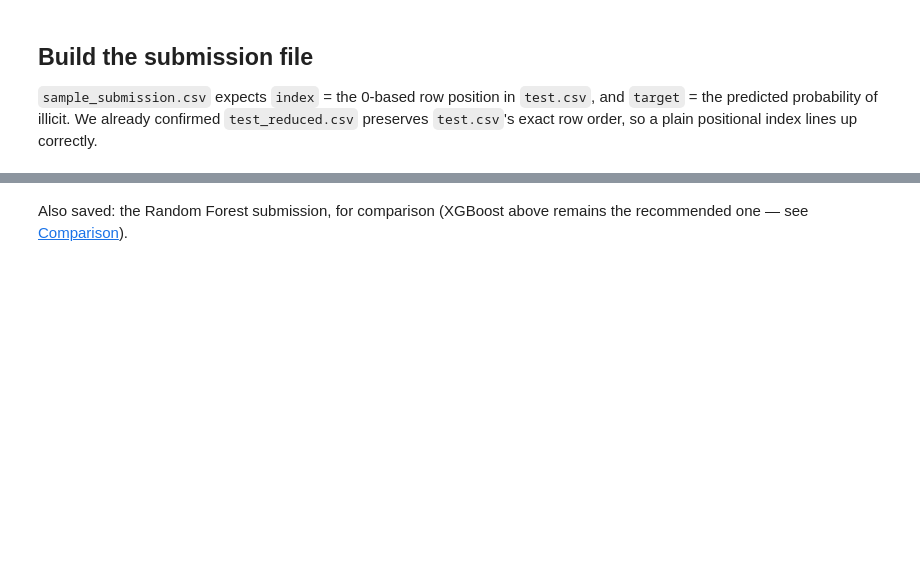
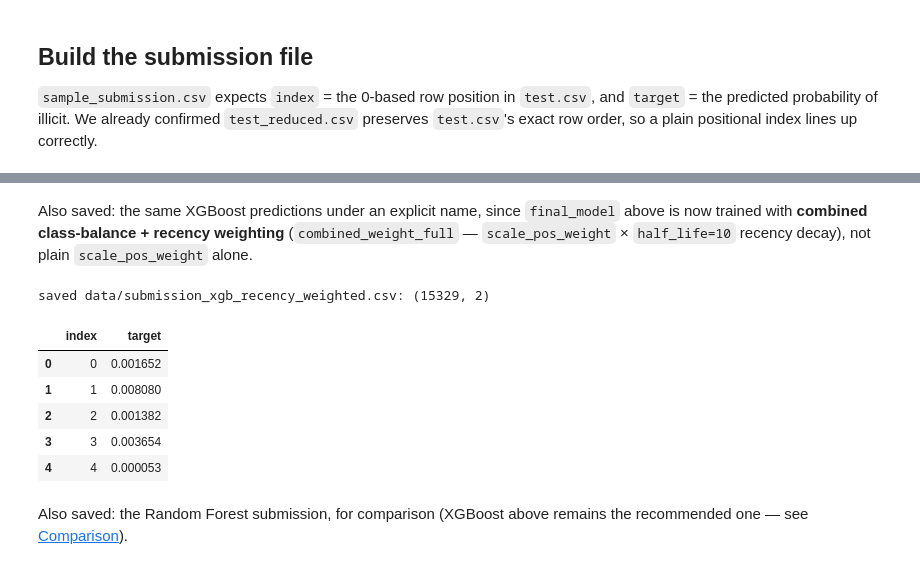
Before and after one commit to timc5nn/BT4012, a Jupyter notebook: supervised_learning.ipynb, the cells around one changed output, grey strips where cells are left out. Cells and saved outputs as stored; diff of their text form; code cells hidden in the pictures; blank space fills up the shorter version.

```diff
--- a/supervised_learning.ipynb
+++ b/supervised_learning.ipynb
@@ -174,3 +600,22 @@ saved data/submission.csv: (15329, 2)
+# %% [markdown]
+Also saved: the same XGBoost predictions under an explicit name, since `final_model` above is now trained with **combined class-balance + recency weighting** (`combined_weight_full` — `scale_pos_weight` × `half_life=10` recency decay), not plain `scale_pos_weight` alone.
+# %%
+submission_xgb_recency_weighted = pd.DataFrame({
+    "index": np.arange(len(test_reduced)),
+    "target": test_proba,
+})
+submission_xgb_recency_weighted.to_csv("data/submission_xgb_recency_weighted.csv", index=False)
+
+print("saved data/submission_xgb_recency_weighted.csv:", submission_xgb_recency_weighted.shape)
+submission_xgb_recency_weighted.head()
+# %% [output]
+saved data/submission_xgb_recency_weighted.csv: (15329, 2)
+|  | index | target |
+| 0 | 0 | 0.001652 |
+| 1 | 1 | 0.008080 |
+| 2 | 2 | 0.001382 |
+| 3 | 3 | 0.003654 |
+| 4 | 4 | 0.000053 |
 # %% [markdown]
 Also saved: the Random Forest submission, for comparison (XGBoost above remains the recommended one — see [Comparison](#Comparison)).
 # %%
```
Also changed, not shown: parts of 26 cells of this notebook, 1 other file.
